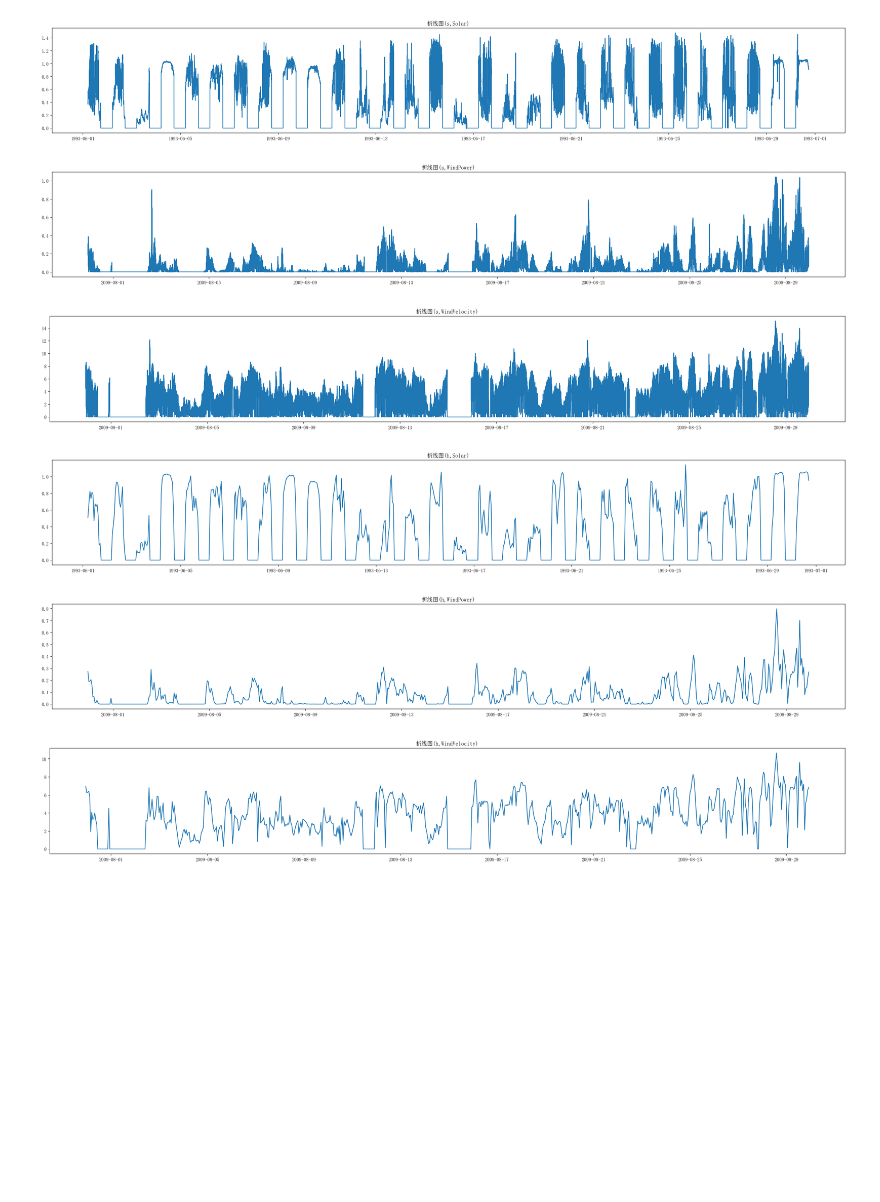
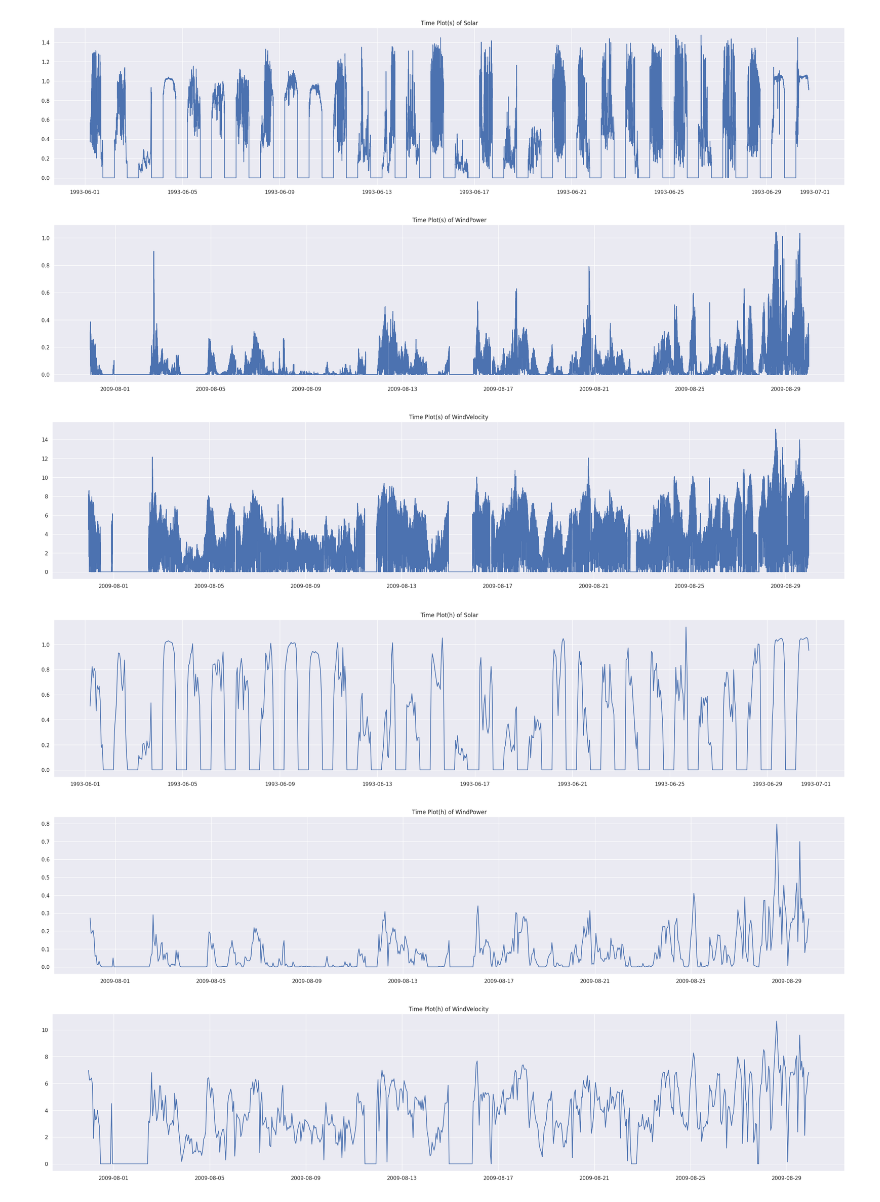
Before and after one commit to sicheng1806/ml-sicheng, a Jupyter notebook: notebook/数据可视化.ipynb, the cells around one changed output. Cells and saved outputs as stored; diff of their text form; code cells hidden in the pictures; blank space fills up the shorter version.

```diff
--- a/notebook/数据可视化.ipynb
+++ b/notebook/数据可视化.ipynb
@@ -2,43 +2,35 @@
 import pandas as pd
 import matplotlib.pyplot as plt
 from pathlib import Path
-from mylib import *
-import os
+from mylib import post_plot
 import seaborn as sns
 
 sns.set_theme()
 
-plt.rcParams["font.family"] = "SimSun"
-plt.rcParams["axes.unicode_minus"] = False
-
-os.environ["MYLIB_DATASETS_DIR"] = "../dataset/data/"
-
-dfs = [load_dataset(ds) for ds in DataSet]
-for df in dfs:
-    df.index = pd.to_datetime(df.index, unit="s")
-dfs_h = [df.resample("h").mean() for df in dfs]
-dfs_day = [df.resample("D").mean() for df in dfs]
-
 IMG_DIR = Path("../output/imgs")
 if not IMG_DIR.exists():
     IMG_DIR.mkdir()
-plot_kw = dict(figsize=(30, 4), save=True, show=False, img_dir=IMG_DIR / "data-view")
-
-PLOT = False
+plt.rc("figure", figsize=(30, 6))
+post_params = dict(save=True, show=True, img_dir=IMG_DIR / "data-view")
+# %%
+from mylib.new_energy_plant import DataSet
+
+dfs = [ds.load_dataframe() for ds in DataSet]
+for df in dfs:
+    df.index = pd.to_datetime(df.index, unit="s")
+dfs_h = [df.resample("h").mean() for df in dfs]
+dfs_day = [df.resample("D").mean() for df in dfs]
 # %%
 # 折线图
-if PLOT:
-    for _T, _dfs in zip(["s", "h", "D"], [dfs, dfs_h, dfs_day]):
-        for ds, df in zip(DataSet, _dfs):
-            plot_hook(
-                lambda: plt.plot(df.loc[:, "value"]),
-                title=f"折线图({_T},{ds.name})",
-                **plot_kw,
-            )
+for _T, _dfs in zip(["s", "h", "D"], [dfs, dfs_h, dfs_day]):
+    for ds, df in zip(DataSet, _dfs):
+        plt.plot(df.loc[:, "value"])
+        plt.title(f"Time Plot({_T}) of {ds.name}")
+        post_plot(**post_params)
 # %% [output]
-[figure, old version]
+[figure, new version]
-[figure, old version]
+[figure, new version]
-[figure, old version]
+[figure, new version]
-[figure, old version]
+[figure, new version]
-[figure, old version]
+[figure, new version]
-[figure, old version]
+[figure, new version]
```
Also changed, not shown: parts of 3 cells of this notebook, 54 other files.
